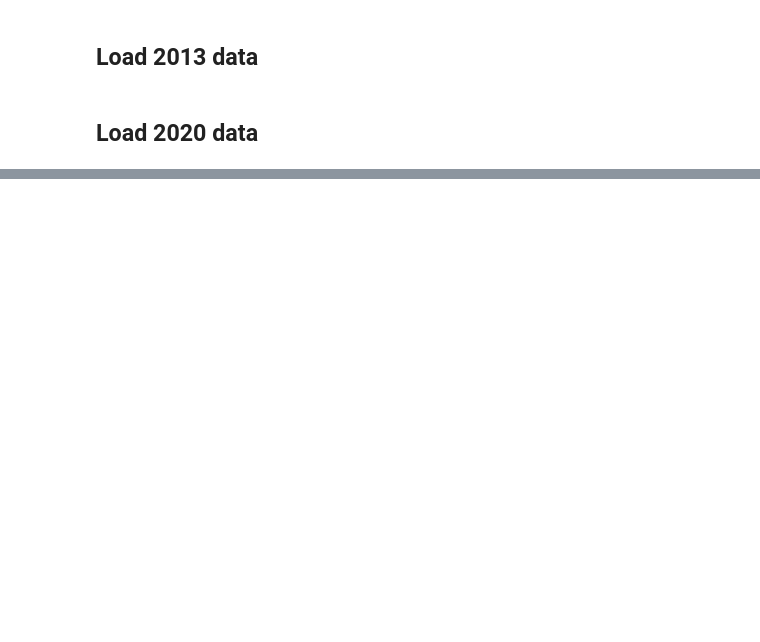
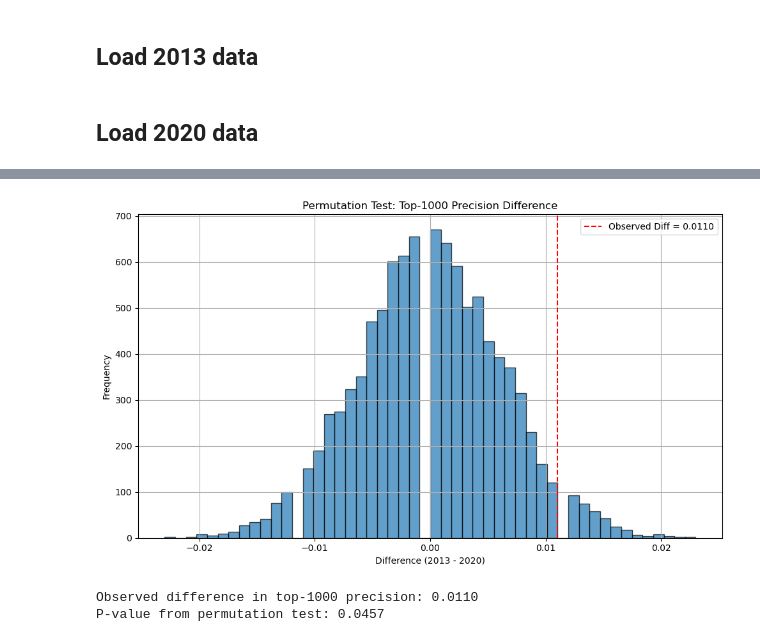
Before and after one commit to assaflandschaft/ehr-yield-prediction, a Jupyter notebook: ehr-yield-prediction.ipynb, the cells around one changed output, grey strips where cells are left out. Saved outputs shown, nothing was run; the diff lists cells and outputs as text; code cells hidden in the pictures; blank space fills up the shorter version.

```diff
--- a/ehr-yield-prediction.ipynb
+++ b/ehr-yield-prediction.ipynb
@@ -941,0 +130,37 @@ plt.show()
+# %%
+# Permutation test
+def permutation_test_top_k(labels1, labels2, k=1000, n_permutations=10000, seed=42):
+    np.random.seed(seed)
+    observed_diff = np.mean(labels1[:k]) - np.mean(labels2[:k])
+    combined = np.concatenate([labels1, labels2])
+    diffs = []
+    for _ in range(n_permutations):
+        np.random.shuffle(combined)
+        sample1 = combined[:n]
+        sample2 = combined[n:]
+        diff = np.mean(sample1[:k]) - np.mean(sample2[:k])
+        diffs.append(diff)
+    p_value = np.mean(np.array(diffs) >= observed_diff)
+    return observed_diff, p_value, diffs
+
+observed_diff, p_val, null_distribution = permutation_test_top_k(labels_2013_sorted, labels_2020_sorted, k=1000)
+
+# Perrmutation test results
+plt.figure(figsize=(10, 6))
+plt.hist(null_distribution, bins=50, edgecolor='black', alpha=0.7)
+plt.axvline(observed_diff, color='red', linestyle='--', label=f'Observed Diff = {observed_diff:.4f}')
+plt.title('Permutation Test: Top-1000 Precision Difference')
+plt.xlabel('Difference (2013 - 2020)')
+plt.ylabel('Frequency')
+plt.legend()
+plt.grid(True)
+plt.tight_layout()
+plt.show()
+# %% [output]
+[figure, added]
+# %%
+print(f"Observed difference in top-1000 precision: {observed_diff:.4f}")
+print(f"P-value from permutation test: {p_val:.4f}")
+# %% [output]
+Observed difference in top-1000 precision: 0.0110
+P-value from permutation test: 0.0457
```
Also changed, not shown: parts of 44 cells of this notebook.
